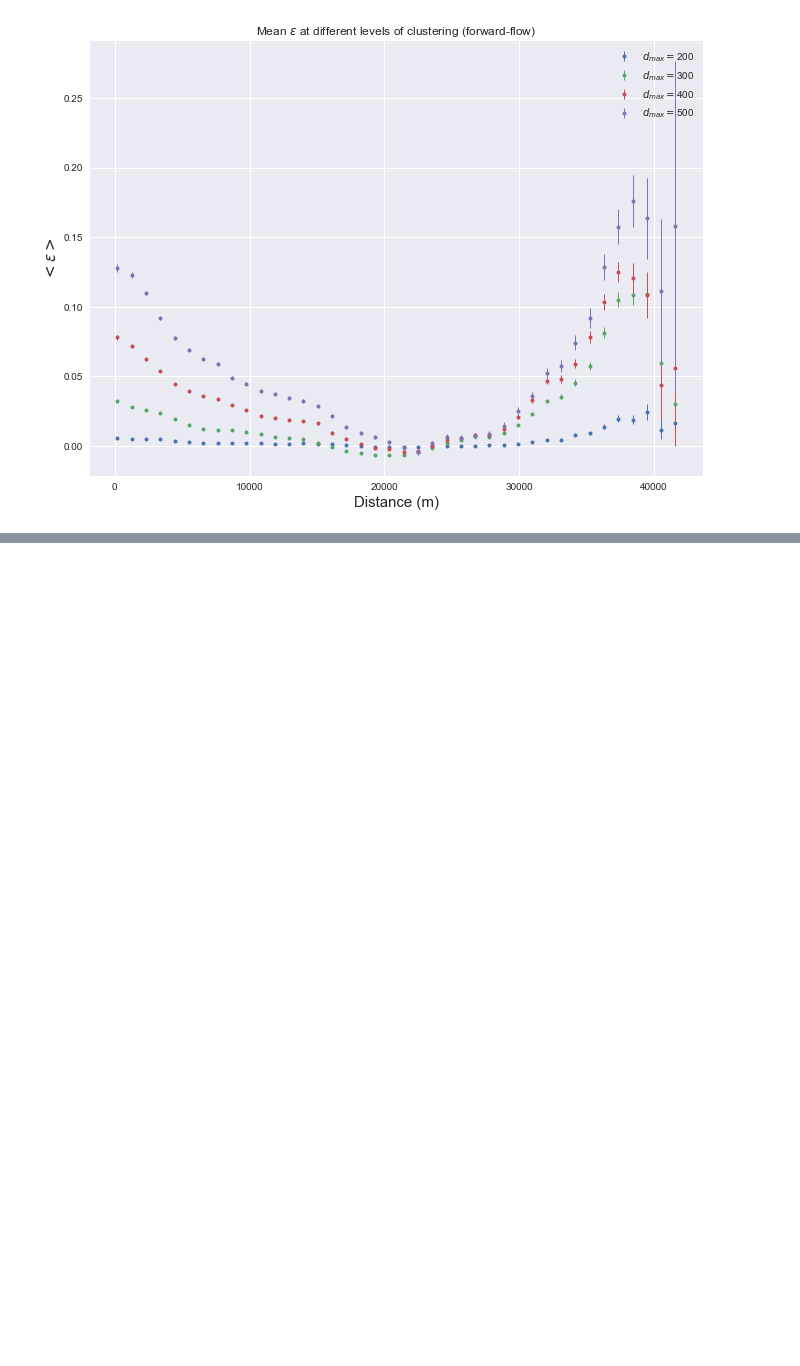
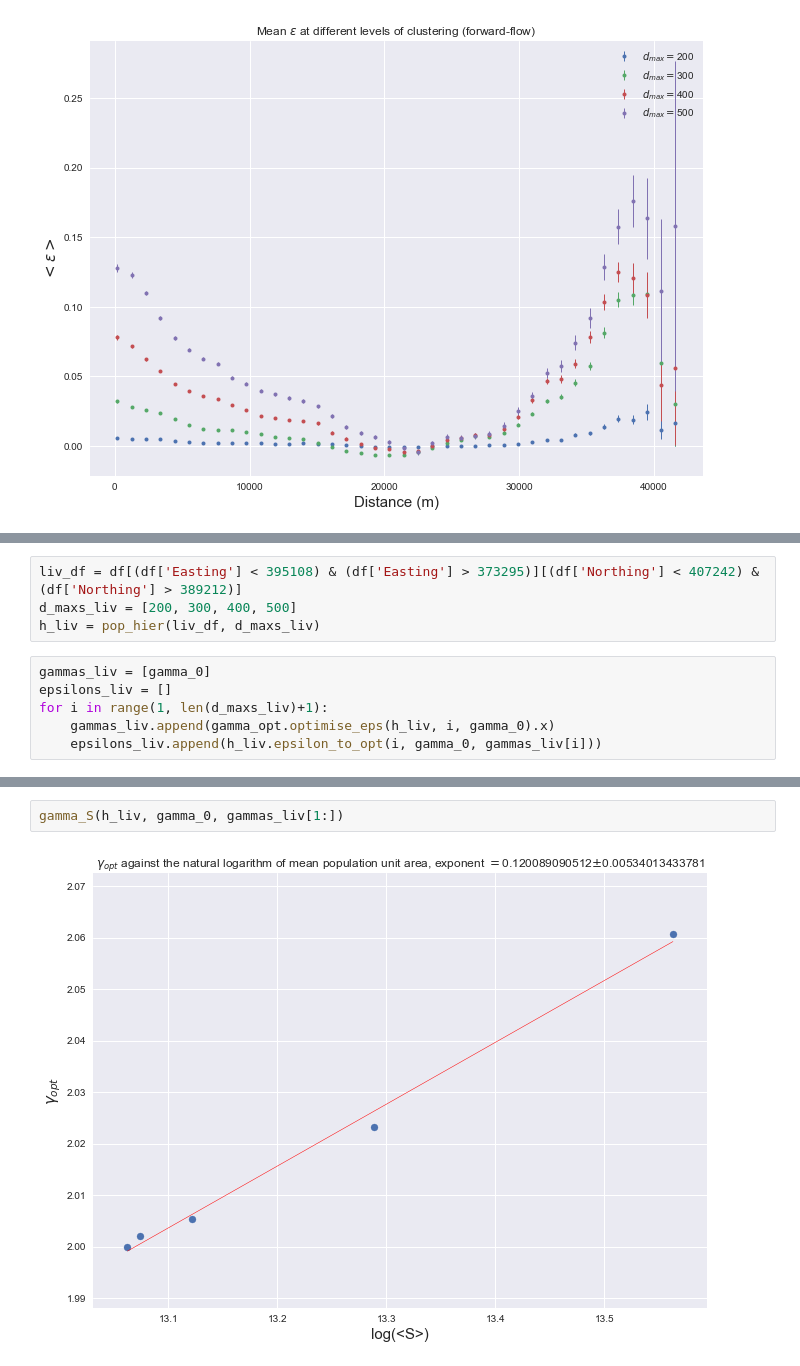
Before and after one commit to jbremz/human_mob, a Jupyter notebook: Notebooks/Ilaria's Log/Week 15.ipynb, the cells around one changed output, grey strips where cells are left out. Saved outputs shown, nothing was run; the diff lists cells and outputs as text; blank space fills up the shorter version.

```diff
--- a/Notebooks/Ilaria's Log/Week 15.ipynb
+++ b/Notebooks/Ilaria's Log/Week 15.ipynb
@@ -114,0 +195,10 @@ plt.show()
+# %%
+liv_df = df[(df['Easting'] < 395108) & (df['Easting'] > 373295)][(df['Northing'] < 407242) & (df['Northing'] > 389212)]
+d_maxs_liv = [200, 300, 400, 500]
+h_liv = pop_hier(liv_df, d_maxs_liv)
+# %%
+gammas_liv = [gamma_0]
+epsilons_liv = []
+for i in range(1, len(d_maxs_liv)+1):
+    gammas_liv.append(gamma_opt.optimise_eps(h_liv, i, gamma_0).x)
+    epsilons_liv.append(h_liv.epsilon_to_opt(i, gamma_0, gammas_liv[i]))
@@ -114,0 +219,4 @@ plt.show()
+# %%
+gamma_S(h_liv, gamma_0, gammas_liv[1:])
+# %% [output]
+[figure, added]
```
Also changed, not shown: parts of 32 cells of this notebook.
